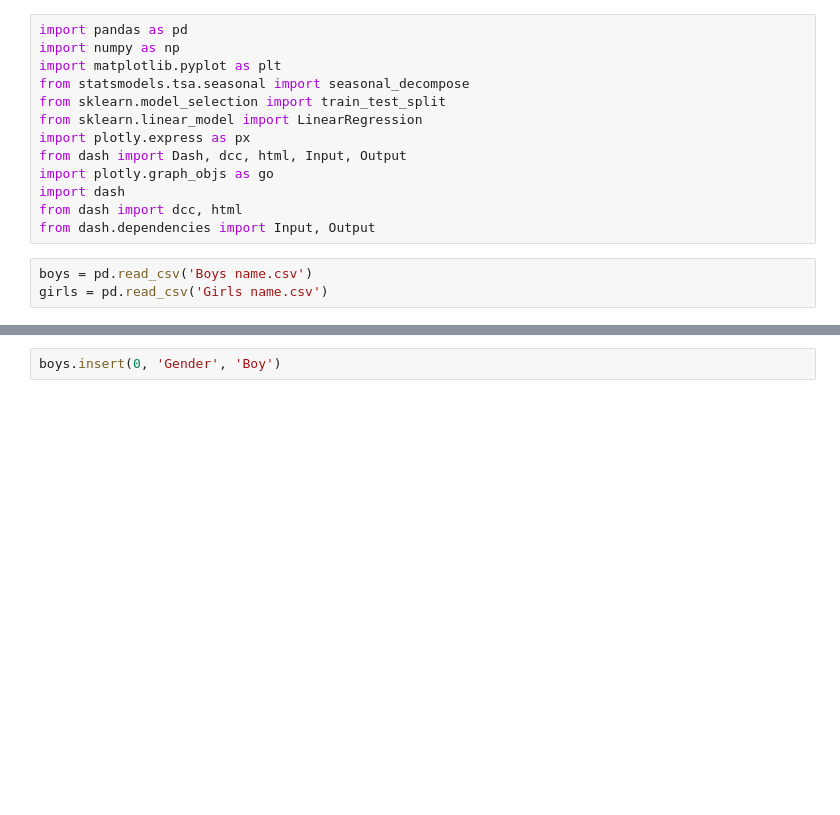
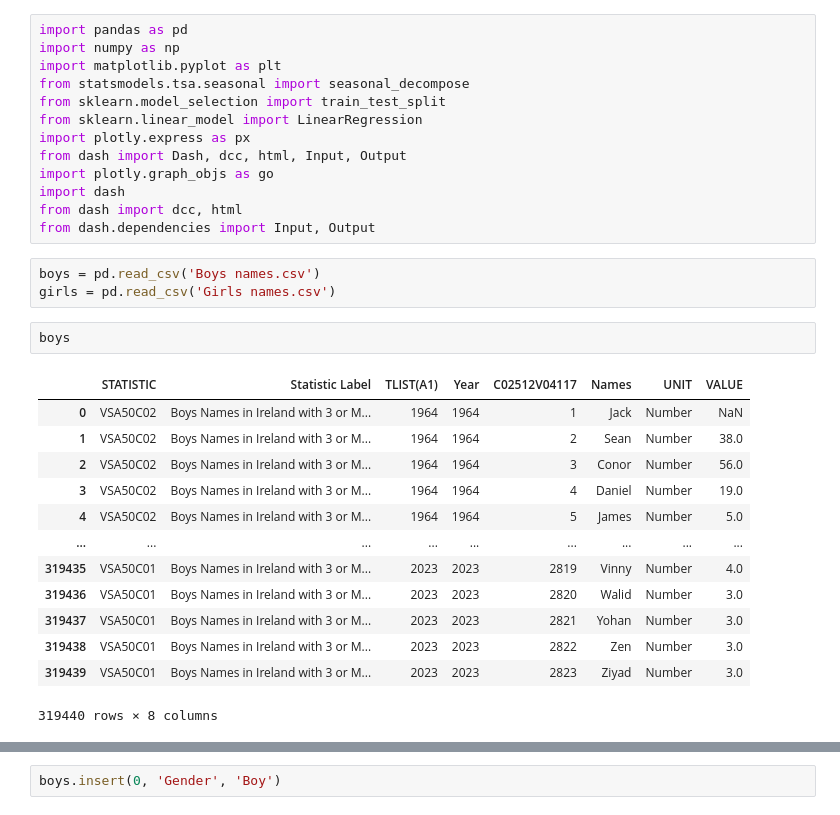
Before and after one commit to ruairi-mcc/Baby-names, a Jupyter notebook: Baby names.ipynb, the cells around one changed output, grey strips where cells are left out. Cells and saved outputs as stored; diff of their text form; blank space fills up the shorter version.

```diff
--- a/Baby names.ipynb
+++ b/Baby names.ipynb
@@ -12,5 +12,21 @@ import dash
 from dash import dcc, html
 from dash.dependencies import Input, Output
 # %%
-boys = pd.read_csv('Boys name.csv')
-girls = pd.read_csv('Girls name.csv')
+boys = pd.read_csv('Boys names.csv')
+girls = pd.read_csv('Girls names.csv')
+# %%
+boys
+# %% [output]
+|  | STATISTIC | Statistic Label | TLIST(A1) | Year | C02512V04117 | Names | UNIT | VALUE |
+| 0 | VSA50C02 | Boys Names in Ireland with 3 or M... | 1964 | 1964 | 1 | Jack | Number | NaN |
+| 1 | VSA50C02 | Boys Names in Ireland with 3 or M... | 1964 | 1964 | 2 | Sean | Number | 38.0 |
+| 2 | VSA50C02 | Boys Names in Ireland with 3 or M... | 1964 | 1964 | 3 | Conor | Number | 56.0 |
+| 3 | VSA50C02 | Boys Names in Ireland with 3 or M... | 1964 | 1964 | 4 | Daniel | Number | 19.0 |
+| 4 | VSA50C02 | Boys Names in Ireland with 3 or M... | 1964 | 1964 | 5 | James | Number | 5.0 |
+| ... | ... | ... | ... | ... | ... | ... | ... | ... |
+| 319435 | VSA50C01 | Boys Names in Ireland with 3 or M... | 2023 | 2023 | 2819 | Vinny | Number | 4.0 |
+| 319436 | VSA50C01 | Boys Names in Ireland with 3 or M... | 2023 | 2023 | 2820 | Walid | Number | 3.0 |
+| 319437 | VSA50C01 | Boys Names in Ireland with 3 or M... | 2023 | 2023 | 2821 | Yohan | Number | 3.0 |
+| 319438 | VSA50C01 | Boys Names in Ireland with 3 or M... | 2023 | 2023 | 2822 | Zen | Number | 3.0 |
+| 319439 | VSA50C01 | Boys Names in Ireland with 3 or M... | 2023 | 2023 | 2823 | Ziyad | Number | 3.0 |
+319440 rows × 8 columns
```
Also changed, not shown: parts of 13 cells of this notebook.
